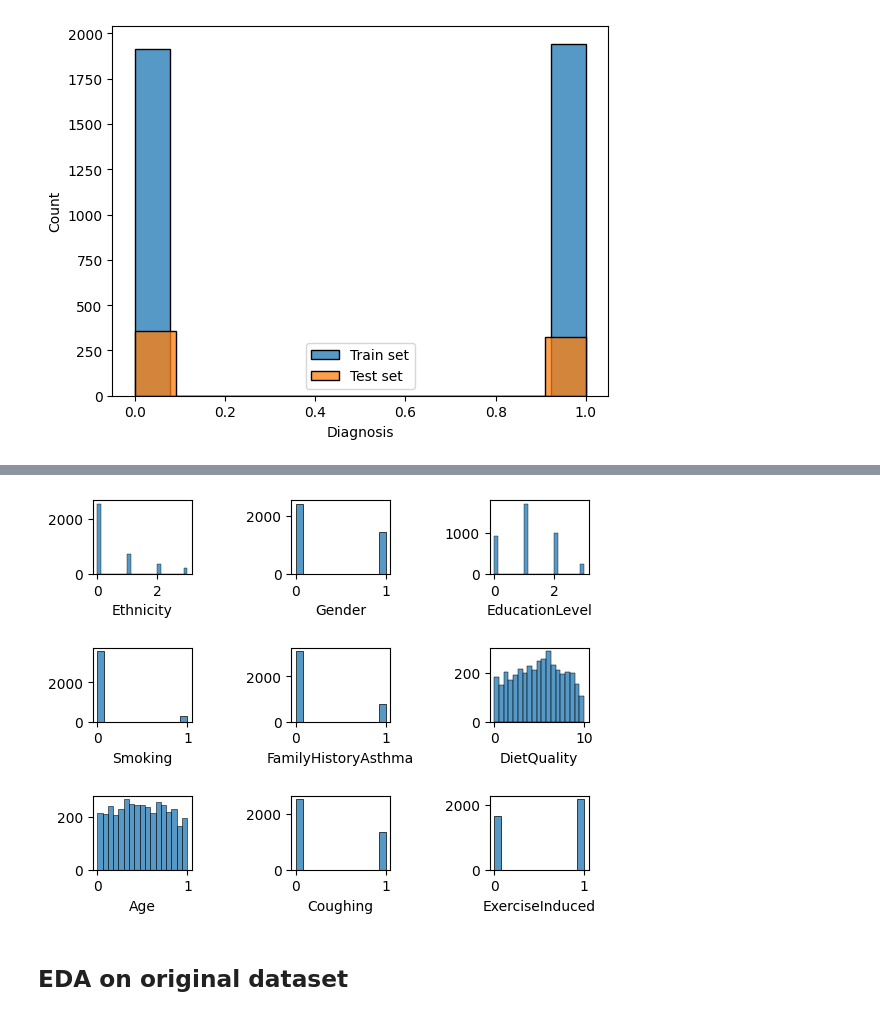
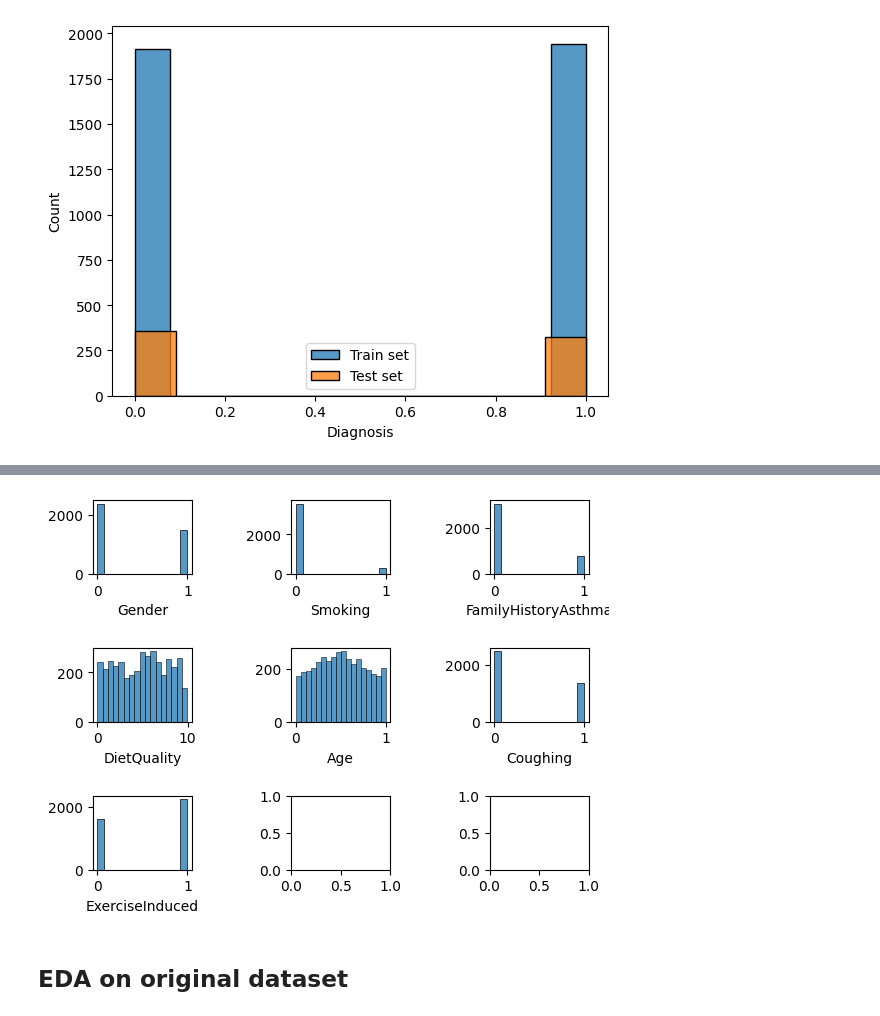
Before and after one commit to rcht/asthma-detection-ml, a Jupyter notebook: main.ipynb, the cells around one changed output, grey strips where cells are left out. Saved outputs shown, nothing was run; the diff lists cells and outputs as text; code cells hidden in the pictures.

```diff
--- a/main.ipynb
+++ b/main.ipynb
@@ -298,17 +305,17 @@ for col in cols:
 # %%
-cols = ['Ethnicity', 'Gender', 'EducationLevel', 'Smoking', 'FamilyHistoryAsthma', 'DietQuality', 'Age', 'Coughing', 'ExerciseInduced']
+cols = ['Gender', 'Smoking', 'FamilyHistoryAsthma', 'DietQuality', 'Age', 'Coughing', 'ExerciseInduced']
 
 fig, axes = plt.subplots(nrows=3, ncols=3)
 
 fig.subplots_adjust(hspace=1, wspace=1)
 
 counter = 0
 for col in cols:
     sns.histplot(train_df[col], ax=axes[counter // 3, counter % 3])
     axes[counter // 3, counter % 3].set_ylabel("")
     counter += 1
 # %% [output]
-[figure, old version]
+[figure, new version]
 # %% [markdown]
 ## EDA on original dataset
 # %%
```
Also changed, not shown: parts of 13 cells of this notebook, 4 other files.
